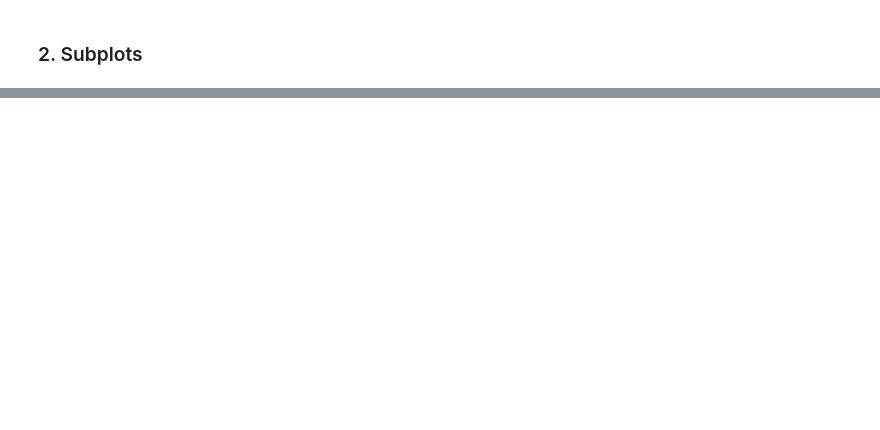
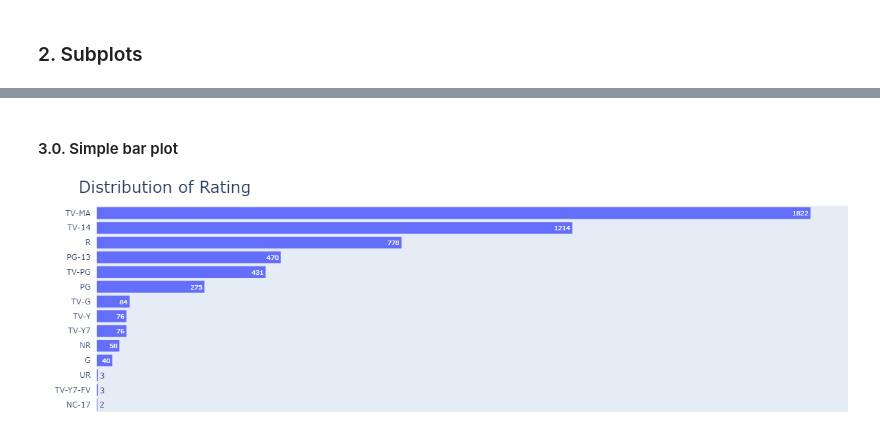
Before and after one commit to sotula/visualization, a Jupyter notebook: plotly.ipynb, the cells around one changed output, grey strips where cells are left out. Cells and saved outputs as stored; diff of their text form; code cells hidden in the pictures; blank space fills up the shorter version.

Commit message:
add bar plot

```diff
--- a/plotly.ipynb
+++ b/plotly.ipynb
@@ -8,0 +11,3 @@ import pandas as pd
+# %%
+df = pd.read_csv('./data/netflix_titles.csv')
+df.shape
@@ -8,0 +16,3 @@ import pandas as pd
+# %%
+df = df.dropna( how='any',subset=['cast', 'director'])
+df = df.dropna()
@@ -99,0 +121,3 @@ fig.show()
+# %%
+df_rating = pd.DataFrame(df['rating'].value_counts()).reset_index().rename(columns={'index':'rating','rating':'count'})
+df_rating.head()
@@ -99,0 +131,22 @@ fig.show()
+# %% [markdown]
+#### 3.0. Simple bar plot
+# %%
+fig_bar = px.bar(df_rating, y='rating', x='count',
+                 title='Distribution of Rating',
+                 # color_discrete_sequence=['#b20710'],
+                 text='count'
+                )
+fig_bar.update_xaxes(visible=False)
+fig_bar.update_yaxes(showgrid=False,
+                     categoryorder='total ascending',
+                     ticksuffix='  ',
+                     showline=False)
+fig_bar.update_traces(hovertemplate=None, marker=dict(line=dict(width=0)))
+fig_bar.update_layout(margin=dict(t=40, b=0, l=0, r=0),
+                      hovermode="y unified",
+                      xaxis_title=' ', yaxis_title=" ",
+                      title_font=dict(size=25),
+                      legend=dict(orientation="h", yanchor="bottom", y=1, xanchor="center", x=0.5),
+                     )
+# %% [output]
+[figure, added]
```
Also changed, not shown: parts of 16 cells of this notebook, 1 other file.
